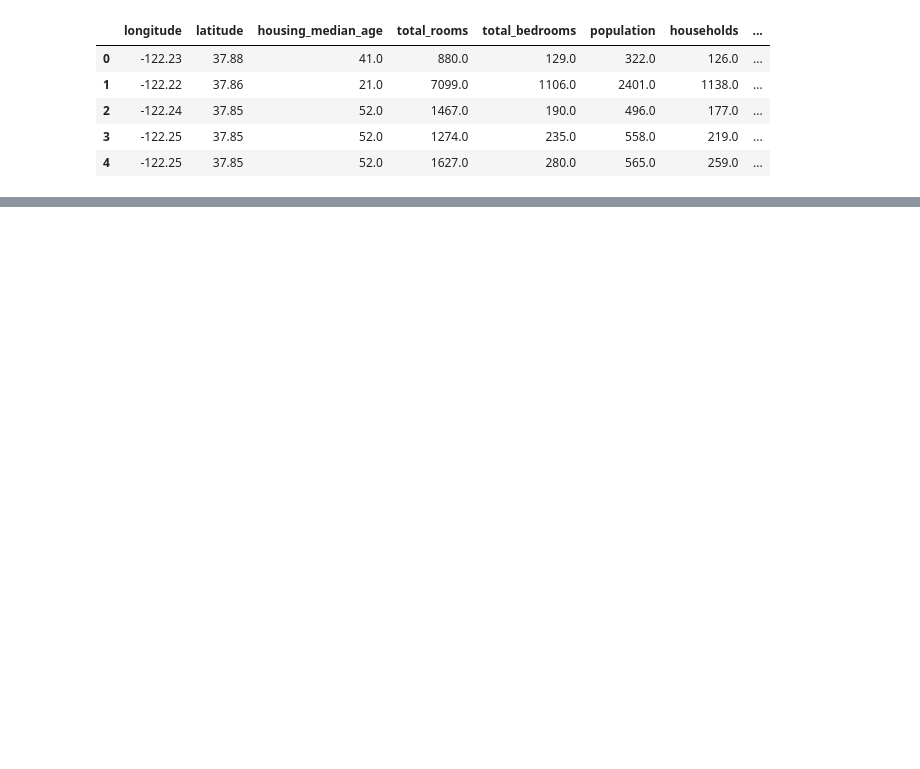
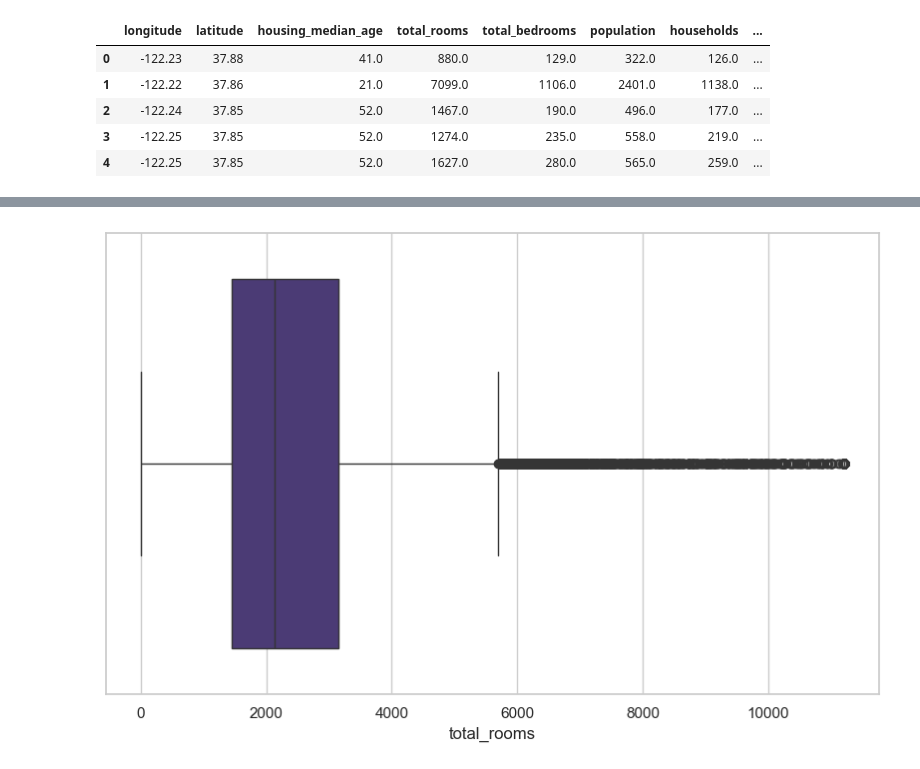
Before and after one commit to Ivan-Ortiz1/analisis-precios-y-energia-california, a Jupyter notebook: notebooks/1_analisis_casas_californi.ipynb, the cells around one changed output, grey strips where cells are left out. Saved outputs shown, nothing was run; the diff lists cells and outputs as text; code cells hidden in the pictures; blank space fills up the shorter version.

Commit message:
Refactorizacion de analisis de precios como energia

```diff
--- a/notebooks/1_analisis_casas_californi.ipynb
+++ b/notebooks/1_analisis_casas_californi.ipynb
@@ -133,14 +21,0 @@ plt.show()
-# %%
-# Calcula los percentiles para definir limites de valores aceptables
-upper_limit = df["habitaciones_por_hogar"].quantile(0.99)
-lower_limit = df["habitaciones_por_hogar"].quantile(0.01)
-
-# Reemplaza outliers extremos y los demas valores se mantienen igual
-df["habitaciones_por_hogar"] = np.where(
-    df["habitaciones_por_hogar"] > upper_limit, upper_limit,
-    np.where(df["habitaciones_por_hogar"] < lower_limit, lower_limit, df["habitaciones_por_hogar"])
-)
-# %%
-# Mantener solo las viviendas con valor menor a 500.000
-df = df[df["valor_medio_vivienda"] < 500000]
-# Esto elimina filas con valores extremadamente altos que podrian sesgar el analisis o los modelos
@@ -284,0 +55,3 @@ plt.show()
+# %%
+df['total_bedrooms'].fillna(df['total_bedrooms'].median(), inplace=True)
+df.isnull().sum()
@@ -284,0 +88,9 @@ plt.show()
+# %%
+upper_limit_rooms = df['total_rooms'].quantile(0.99)
+df['total_rooms'] = np.where(df['total_rooms'] > upper_limit_rooms, upper_limit_rooms, df['total_rooms'])
+# %%
+plt.figure(figsize=(10,6))
+sns.boxplot(x='total_rooms', data=df)
+plt.show()
+# %% [output]
+[figure, added]
```
Also changed, not shown: parts of 38 cells of this notebook, 1 other file.
